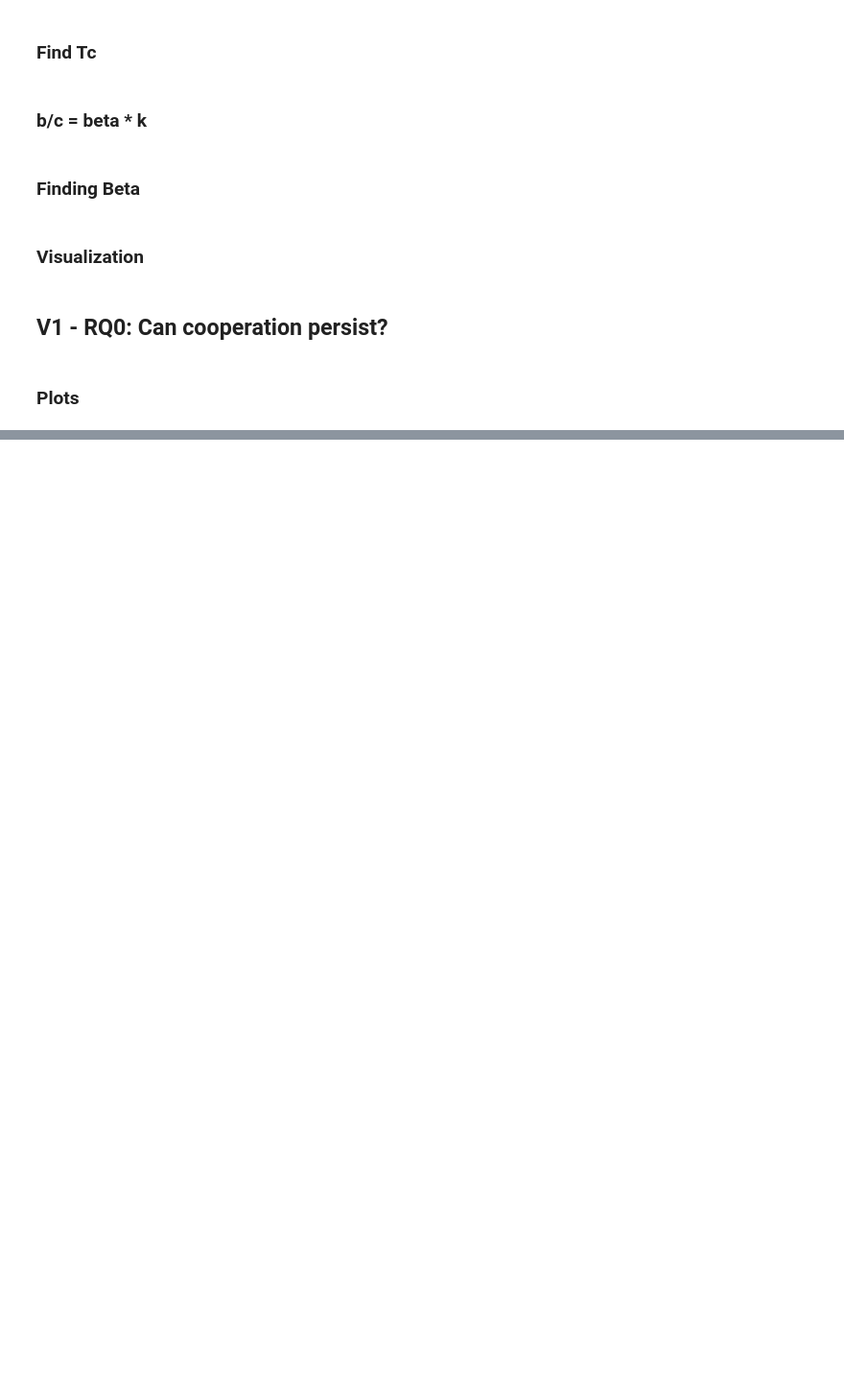
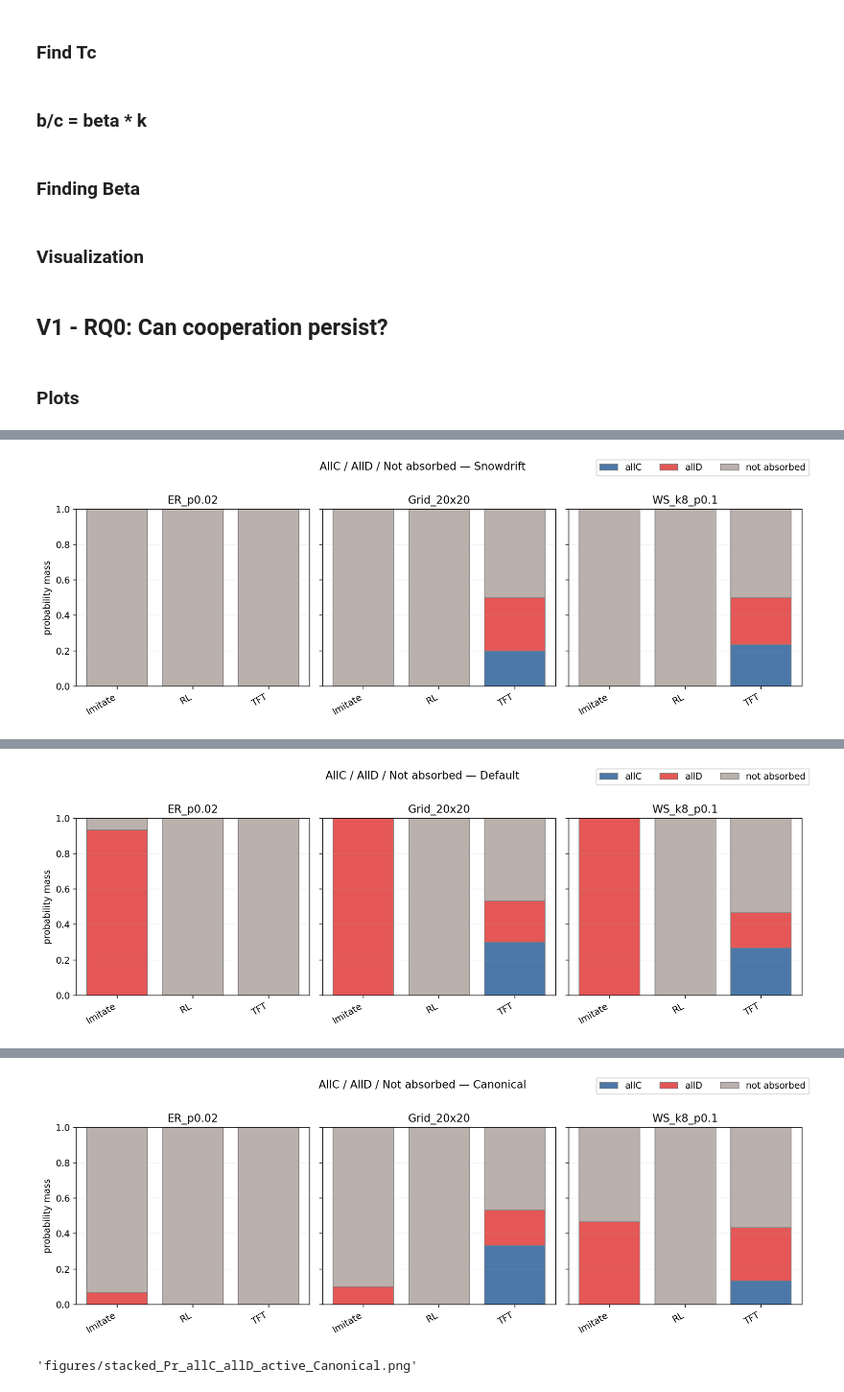
Before and after one commit to tristan-farran/CSS-Project, a Jupyter notebook: Code/Zheng_Code V2.ipynb, the cells around one changed output, grey strips where cells are left out. Shown at 96% size. Drawn from its saved outputs; the diff is of its cells as text; code cells hidden in the pictures; blank space fills up the shorter version.

```diff
--- a/Code/Zheng_Code V2.ipynb
+++ b/Code/Zheng_Code V2.ipynb
@@ -1824,0 +1823,68 @@ plot_persistence_rate(per_run_df, "Default", threshold=0.2)
+# %%
+def plot_probs_stacked(per_run_df, payoff_name, use_short=True, colors=None):
+    sub = per_run_df[per_run_df["payoff"] == payoff_name].copy()
+    strat_col = "strategy_short" if (use_short and "strategy_short" in sub.columns) else "strategy"
+
+    for c in ["network", strat_col, "absorbed", "absorb_state"]:
+        if c not in sub.columns:
+            raise ValueError(f"Missing column: {c}")
+
+    # default colors (edit as you like)
+    if colors is None:
+        colors = {
+            "allC":   "#4C78A8",
+            "allD":   "#E45756",
+            "active": "#BAB0AC",
+        }
+
+    rows = []
+    for (net, strat), g in sub.groupby(["network", strat_col]):
+        n = len(g)
+        kC = int((g["absorbed"].astype(int).eq(1) & g["absorb_state"].eq("allC")).sum())
+        kD = int((g["absorbed"].astype(int).eq(1) & g["absorb_state"].eq("allD")).sum())
+        pC = kC / n
+        pD = kD / n
+        pA = 1 - pC - pD
+        rows.append([net, strat, pC, pD, pA])
+
+    tab = pd.DataFrame(rows, columns=["network", "strategy", "p_allC", "p_allD", "p_active"])
+
+    networks = sorted(tab["network"].unique())
+    strategies = sorted(tab["strategy"].unique())
+
+    fig, axes = plt.subplots(1, len(networks), figsize=(4*len(networks), 4), sharey=True)
+    if len(networks) == 1:
+        axes = [axes]
+
+    for ax, net in zip(axes, networks):
+        g = tab[tab["network"] == net].set_index("strategy").reindex(strategies)
+
+        x = np.arange(len(strategies))
+        ax.bar(x, g["p_allC"], color=colors["allC"], label="allC", edgecolor="gray", linewidth=0.8)
+        ax.bar(x, g["p_allD"], bottom=g["p_allC"], color=colors["allD"], label="allD", edgecolor="gray", linewidth=0.8)
+        ax.bar(x, g["p_active"],
+               bottom=g["p_allC"] + g["p_allD"],
+               color=colors["active"], label="not absorbed",
+               edgecolor="gray", linewidth=0.8
+               )
+
+        ax.set_xticks(x)
+        ax.set_xticklabels(strategies, rotation=30, ha="right")
+        ax.set_ylim(0, 1)
+        ax.set_title(str(net))
+        ax.grid(True, axis="y", alpha=0.2)
+
+    axes[0].set_ylabel("probability mass")
+    handles, labels = axes[0].get_legend_handles_labels()
+    fig.legend(handles, labels, loc="upper right", ncols=3, frameon=True)
+    fig.suptitle(f"AllC / AllD / Not absorbed — {payoff_name}", y=1.02)
+    fig.tight_layout()
+
+    return show_saved(fig, f"stacked_Pr_allC_allD_active_{payoff_name}.png")
+
+
+
+plot_probs_stacked(per_run_revised, "Snowdrift")
+plot_probs_stacked(per_run_revised, "Default")
+plot_probs_stacked(per_run_revised, "Canonical")
+# %% [output]
@@ -1824,0 +1893 @@ plot_persistence_rate(per_run_df, "Default", threshold=0.2)
+[figure, added]
@@ -1824,0 +1896 @@ plot_persistence_rate(per_run_df, "Default", threshold=0.2)
+[figure, added]
@@ -1824,0 +1899,2 @@ plot_persistence_rate(per_run_df, "Default", threshold=0.2)
+[figure, added]
+'figures/stacked_Pr_allC_allD_active_Canonical.png'
```
Also changed, not shown: parts of 23 cells of this notebook, 28 other files.
